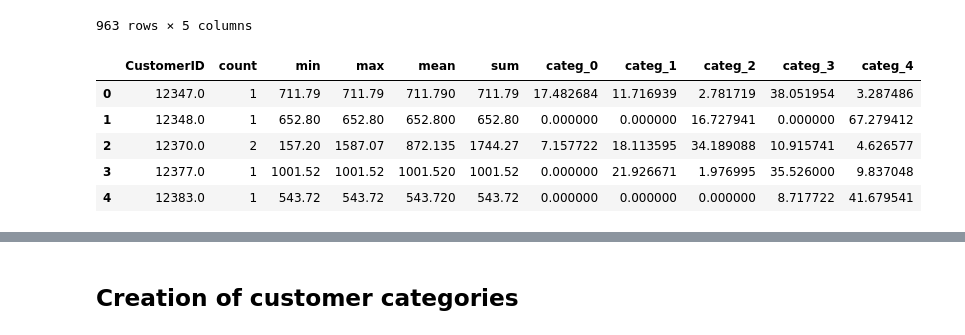
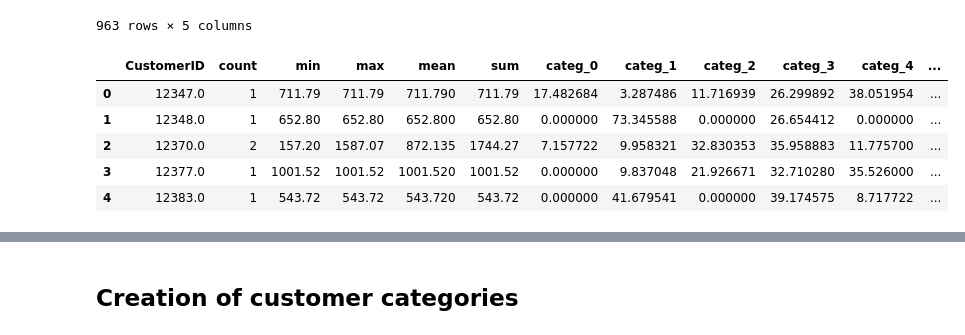
Before and after one commit to vukhanh09/customer_segmentation, a Jupyter notebook: src/Insight/insight.ipynb, the cells around one changed output, grey strips where cells are left out. Cells and saved outputs as stored; diff of their text form; code cells hidden in the pictures.

```diff
--- a/src/Insight/insight.ipynb
+++ b/src/Insight/insight.ipynb
@@ -267,7 +268,7 @@ plt.show()
 # %%
-n_clusters = 7
+n_clusters = 6
 silhouette_avg = -1
-while silhouette_avg < 0.145:
+while silhouette_avg < 0.15:
     kmeans = KMeans(init='k-means++', n_clusters = n_clusters, n_init=30)
     kmeans.fit(matrix)
     clusters = kmeans.predict(matrix)
@@ -415,7 +419,7 @@ import matplotlib.patches as mpatches
 sns.set_style("white")
 sns.set_context("notebook", font_scale=1, rc={"lines.linewidth": 2.5})
 
-LABEL_COLOR_MAP = {0:'r', 1:'gold', 2:'b', 3:'k', 4:'c', 5:'g', 6: 'm'}
+LABEL_COLOR_MAP = {0:'r', 1:'gold', 2:'b', 3:'k', 4:'c', 5:'g'}
 label_color = [LABEL_COLOR_MAP[l] for l in mat['cluster']]
 
 fig = plt.figure(figsize = (15,8))
@@ -438,7 +442,7 @@ for ix in range(4):
 #_______________________________________________
 # I set the legend: abreviation -> airline name
 comp_handler = []
-for i in range(7):
+for i in range(n_clusters):
     comp_handler.append(mpatches.Patch(color = LABEL_COLOR_MAP[i], label = i))
 
 plt.legend(handles=comp_handler, bbox_to_anchor=(1.1, 0.97),
@@ -480,7 +484,7 @@ df_cleaned['category_product'] = df_cleaned.loc[:, 'Description'].map(corresp)
 # %% [markdown]
 ### Group products
 # %%
-for i in range(5):
+for i in range(n_clusters):
     col = 'categ_{}'.format(i)
     df_temp = df_cleaned[df_cleaned['category_product'] == i]
     price_temp = df_temp['UnitPrice'] * (df_temp['Quantity'] - df_temp['QuantityCanceled'])
@@ -509,7 +513,7 @@ df_cleaned['TotalPrice'] = df_cleaned['UnitPrice'] * (df_cleaned['Quantity'] - d
 temp = df_cleaned.groupby(by=['CustomerID', 'InvoiceNo'], as_index=False)['TotalPrice'].sum()
 basket_price = temp.rename(columns={'TotalPrice': 'BasketPrice'})
 
-for i in range(5):
+for i in range(n_clusters):
     column_name = f"categ_{i}"
     temp = df_cleaned.groupby(by=['CustomerID', 'InvoiceNo'], as_index=False)[column_name].sum()
     basket_price.loc[:, column_name] = temp[column_name]
@@ -617,21 +621,21 @@ transaction_per_user
 | 18283.0 | 1 | 108.45 | 108.45 | 108.450 | 108.45 |
 963 rows × 5 columns
 # %%
-for i in range(5):
+for i in range(n_clusters):
     col = 'categ_{}'.format(i)
     transaction_per_user.loc[:,col] = basket_price.groupby(by=['CustomerID'])[col].sum() /\
                                             transaction_per_user['sum']*100
 
 transaction_per_user.reset_index(drop = False, inplace = True)
 basket_price.groupby(by=['CustomerID'])['categ_0'].sum()
 transaction_per_user.sort_values('CustomerID', ascending = True)[:5]
 # %% [output]
-|  | CustomerID | count | min | max | mean | sum | categ_0 | categ_1 | categ_2 | categ_3 | categ_4 |
-| 0 | 12347.0 | 1 | 711.79 | 711.79 | 711.790 | 711.79 | 17.482684 | 11.716939 | 2.781719 | 38.051954 | 3.287486 |
-| 1 | 12348.0 | 1 | 652.80 | 652.80 | 652.800 | 652.80 | 0.000000 | 0.000000 | 16.727941 | 0.000000 | 67.279412 |
-| 2 | 12370.0 | 2 | 157.20 | 1587.07 | 872.135 | 1744.27 | 7.157722 | 18.113595 | 34.189088 | 10.915741 | 4.626577 |
-| 3 | 12377.0 | 1 | 1001.52 | 1001.52 | 1001.520 | 1001.52 | 0.000000 | 21.926671 | 1.976995 | 35.526000 | 9.837048 |
-| 4 | 12383.0 | 1 | 543.72 | 543.72 | 543.720 | 543.72 | 0.000000 | 0.000000 | 0.000000 | 8.717722 | 41.679541 |
+|  | CustomerID | count | min | max | mean | sum | categ_0 | categ_1 | categ_2 | categ_3 | categ_4 | ... |
+| 0 | 12347.0 | 1 | 711.79 | 711.79 | 711.790 | 711.79 | 17.482684 | 3.287486 | 11.716939 | 26.299892 | 38.051954 | ... |
+| 1 | 12348.0 | 1 | 652.80 | 652.80 | 652.800 | 652.80 | 0.000000 | 73.345588 | 0.000000 | 26.654412 | 0.000000 | ... |
+| 2 | 12370.0 | 2 | 157.20 | 1587.07 | 872.135 | 1744.27 | 7.157722 | 9.958321 | 32.830353 | 35.958883 | 11.775700 | ... |
+| 3 | 12377.0 | 1 | 1001.52 | 1001.52 | 1001.520 | 1001.52 | 0.000000 | 9.837048 | 21.926671 | 32.710280 | 35.526000 | ... |
+| 4 | 12383.0 | 1 | 543.72 | 543.72 | 543.720 | 543.72 | 0.000000 | 41.679541 | 0.000000 | 39.174575 | 8.717722 | ... |
 # %%
 last_date = basket_price['InvoiceDate'].max().date()
 first_registration = pd.DataFrame(basket_price.groupby(by=['CustomerID'])['InvoiceDate'].min())
```
Also changed, not shown: parts of 22 cells of this notebook, 11 other files.
